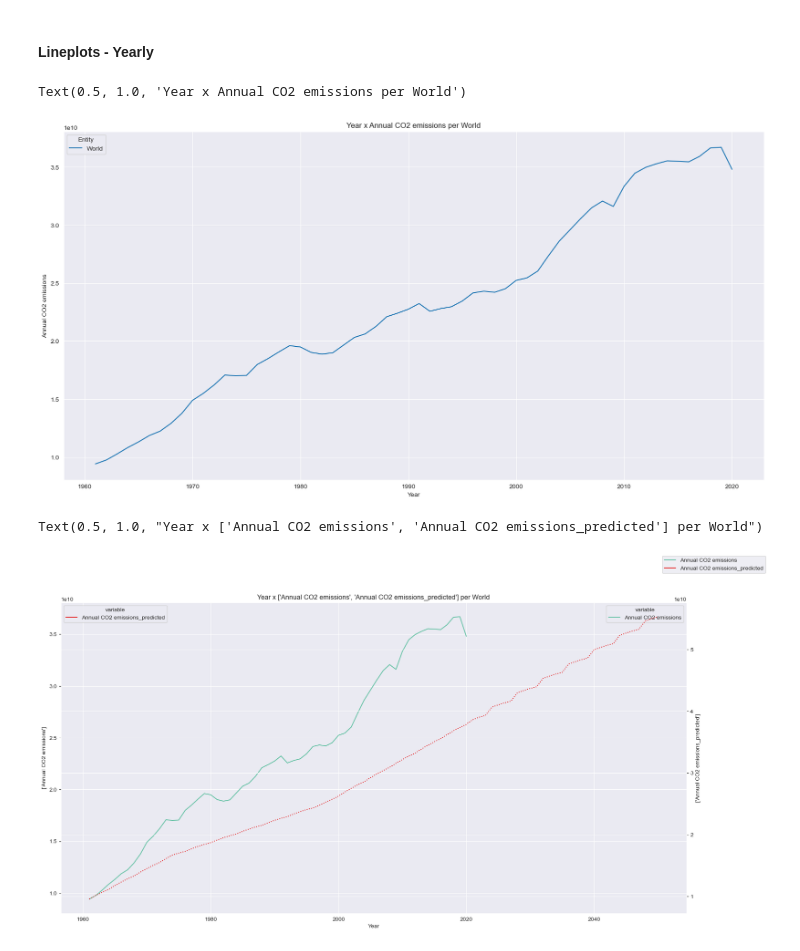
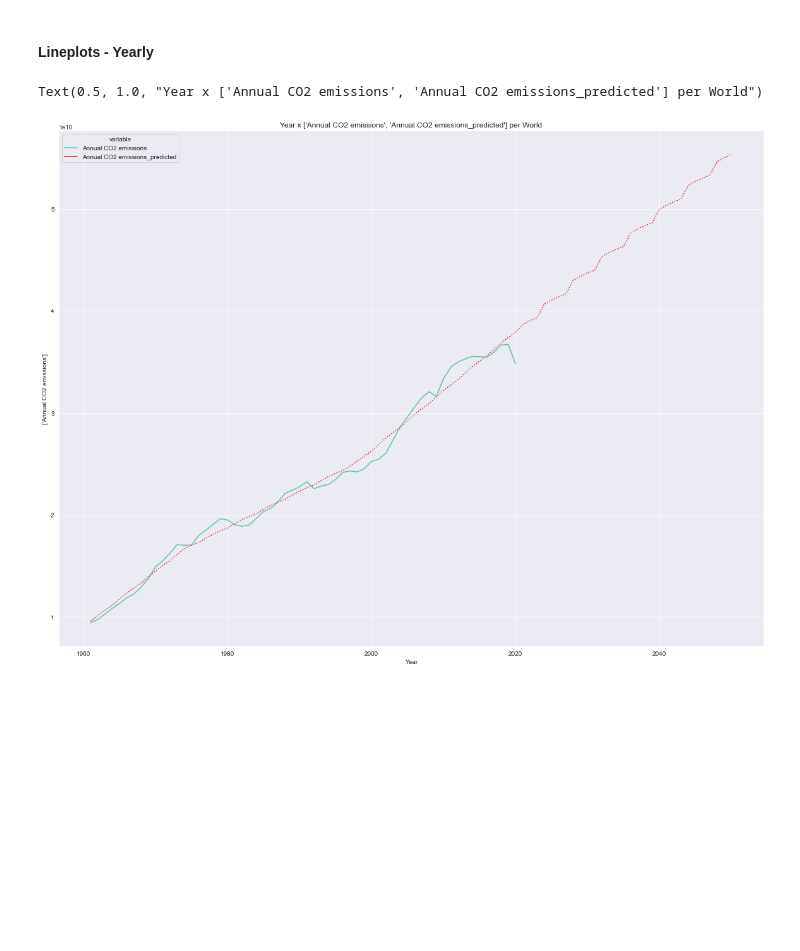
Before and after one commit to Etisaal-Intelligence/global_yearly_metrics_visualizer, a Jupyter notebook: 3_viz_notebooks/V3_forecasts_visualizer.ipynb, the cells around one changed output. Saved outputs shown, nothing was run; the diff lists cells and outputs as text; code cells hidden in the pictures; blank space fills up the shorter version.

```diff
--- a/3_viz_notebooks/V3_forecasts_visualizer.ipynb
+++ b/3_viz_notebooks/V3_forecasts_visualizer.ipynb
@@ -36,7 +36,7 @@ import seaborn as sns
 pd.set_option('display.max_columns', 50)
 
 sns.set_style("darkgrid")
-plt.rcParams['figure.figsize'] = [20, 10]
+plt.rcParams['figure.figsize'] = [20, 15]
 # %% [markdown]
 ### Functions
 # %%
@@ -160,27 +252,17 @@ c = 'Entity'
 y = 'Annual CO2 emissions'
 # %% [markdown]
 #### Lineplots - Yearly
-# %%
-sns.lineplot(data=df, x=x, y=y, hue=c)
-
-plt.title(f"{x} x {y} per {category_filter}")
-# %% [output]
-Text(0.5, 1.0, 'Year x Annual CO2 emissions per World')
-[figure, removed]
 # %%
 y1 = ['Annual CO2 emissions']
 y2 = ['Annual CO2 emissions_predicted']
 
 df_viz = pd.melt(df, id_vars=['Entity_Category', 'Entity', 'Year'], value_vars=y1, value_name=str(y1))
 ax = sns.lineplot(data=df_viz, x=x, y=str(y1), hue='variable', palette="Set2", legend='auto')
 
-ax2 = ax.twinx()
+df_viz = pd.melt(df, id_vars=['Entity_Category', 'Entity', 'Year'], value_vars=y2, value_name=str(y2))
+sns.lineplot(data=df_viz, x=x, y=str(y2), ax=ax, hue='variable', palette="Set1", linestyle=':')
 
-df_viz = pd.melt(df, id_vars=['Entity_Category', 'Entity', 'Year'], value_vars=y2, value_name=str(y2))
-sns.lineplot(data=df_viz, x=x, y=str(y2), ax=ax2, hue='variable', palette="Set1", linestyle=':')
-
-ax.figure.legend()
 plt.title(f"{x} x {y1 + y2} per {category_filter}")
 # %% [output]
 Text(0.5, 1.0, "Year x ['Annual CO2 emissions', 'Annual CO2 emissions_predicted'] per World")
-[figure, old version]
+[figure, new version]
```
Also changed, not shown: parts of 82 cells of this notebook, 4 other files.
